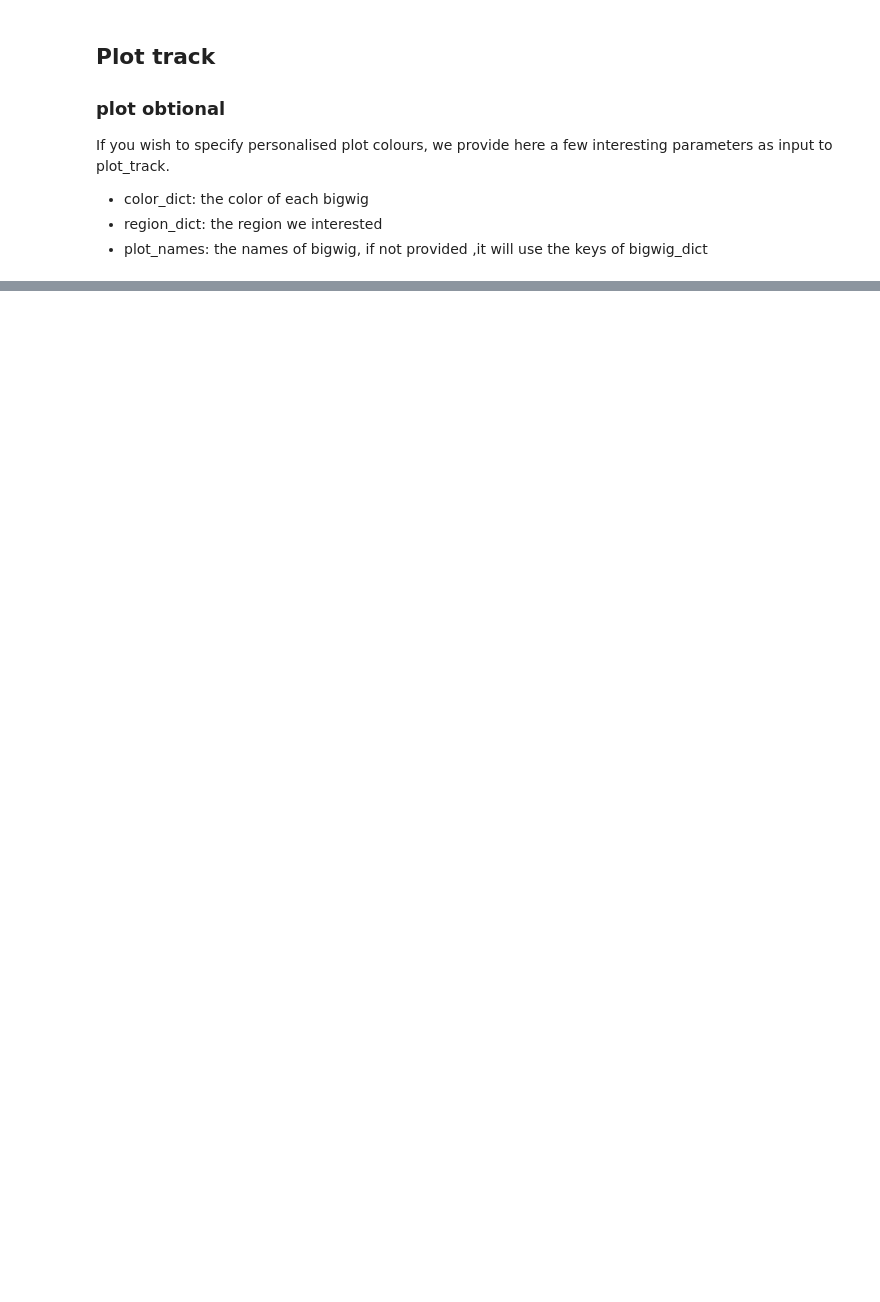
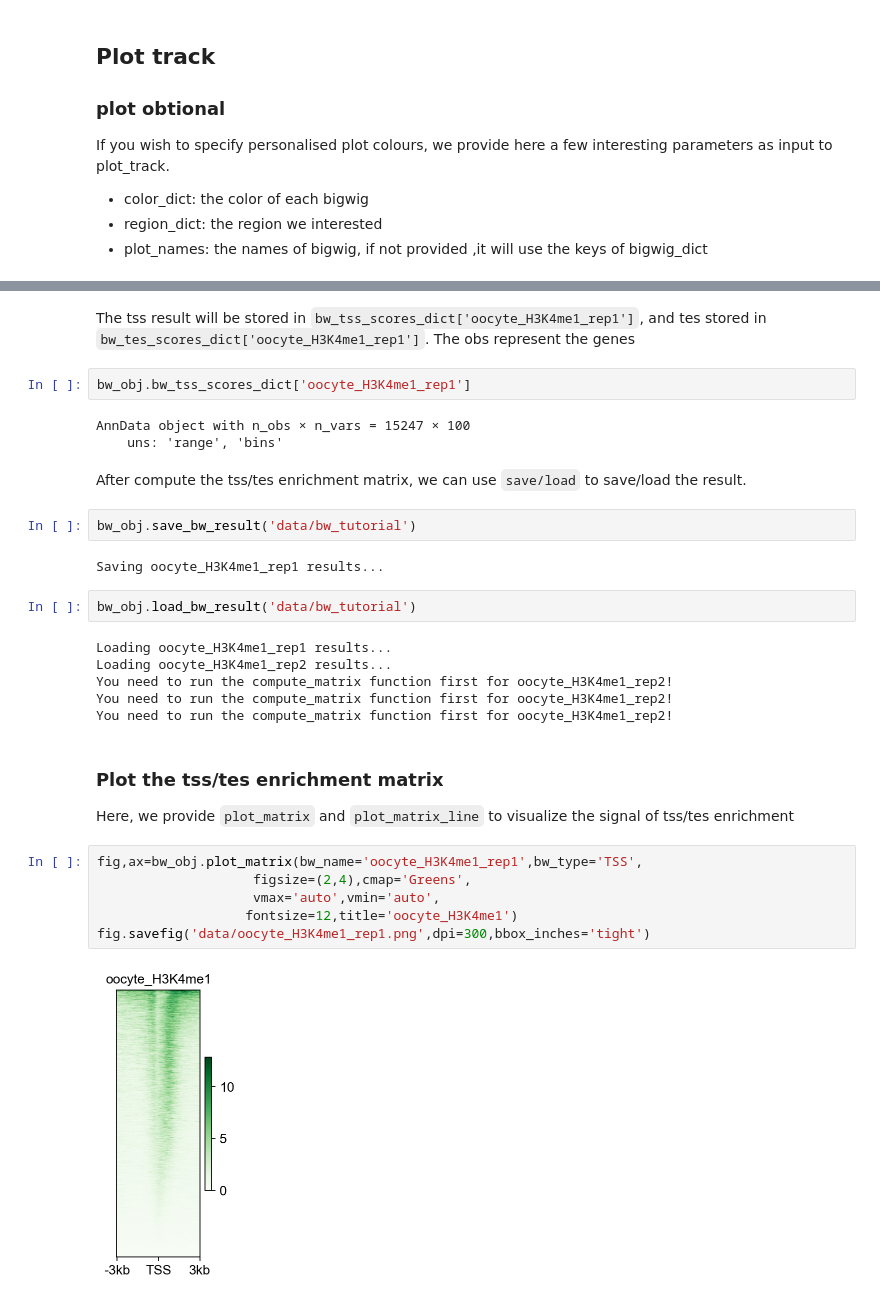
Before and after one commit to Starlitnightly/Epiverse, a Jupyter notebook: Epiverse_guide/docs/Tutorials-bulk/t_bulk_visualize.ipynb, the cells around one changed output, grey strips where cells are left out. Cells and saved outputs as stored; diff of their text form; blank space fills up the shorter version.

```diff
--- a/Epiverse_guide/docs/Tutorials-bulk/t_bulk_visualize.ipynb
+++ b/Epiverse_guide/docs/Tutorials-bulk/t_bulk_visualize.ipynb
@@ -58,0 +78,33 @@ bw_obj.plot_track(chrom='chr1',chromstart=46039573,chromend=46089418,
+# %% [markdown]
+The tss result will be stored in `bw_tss_scores_dict['oocyte_H3K4me1_rep1']`, and tes stored in `bw_tes_scores_dict['oocyte_H3K4me1_rep1']`. The obs represent the genes
+# %%
+bw_obj.bw_tss_scores_dict['oocyte_H3K4me1_rep1']
+# %% [output]
+AnnData object with n_obs × n_vars = 15247 × 100
+    uns: 'range', 'bins'
+# %% [markdown]
+After compute the tss/tes enrichment matrix, we can use `save/load` to save/load the result.
+# %%
+bw_obj.save_bw_result('data/bw_tutorial')
+# %% [output]
+Saving oocyte_H3K4me1_rep1 results...
+# %%
+bw_obj.load_bw_result('data/bw_tutorial')
+# %% [output]
+Loading oocyte_H3K4me1_rep1 results...
+Loading oocyte_H3K4me1_rep2 results...
+You need to run the compute_matrix function first for oocyte_H3K4me1_rep2!
+You need to run the compute_matrix function first for oocyte_H3K4me1_rep2!
+You need to run the compute_matrix function first for oocyte_H3K4me1_rep2!
+# %% [markdown]
+### Plot the tss/tes enrichment matrix
+
+Here, we provide `plot_matrix` and `plot_matrix_line` to visualize the signal of tss/tes enrichment
+# %%
+fig,ax=bw_obj.plot_matrix(bw_name='oocyte_H3K4me1_rep1',bw_type='TSS',
+                    figsize=(2,4),cmap='Greens',
+                    vmax='auto',vmin='auto',
+                   fontsize=12,title='oocyte_H3K4me1')
+fig.savefig('data/oocyte_H3K4me1_rep1.png',dpi=300,bbox_inches='tight')
+# %% [output]
+[figure, added]
```
Also changed, not shown: parts of 12 cells of this notebook, 2 other files.
